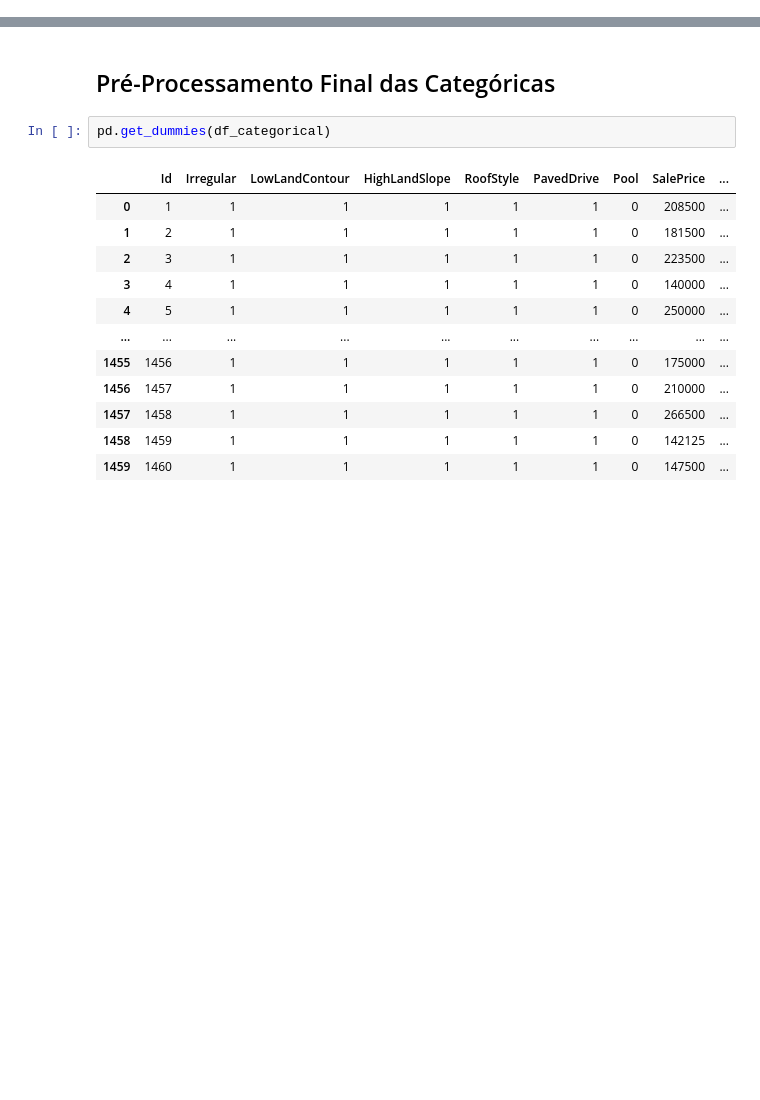
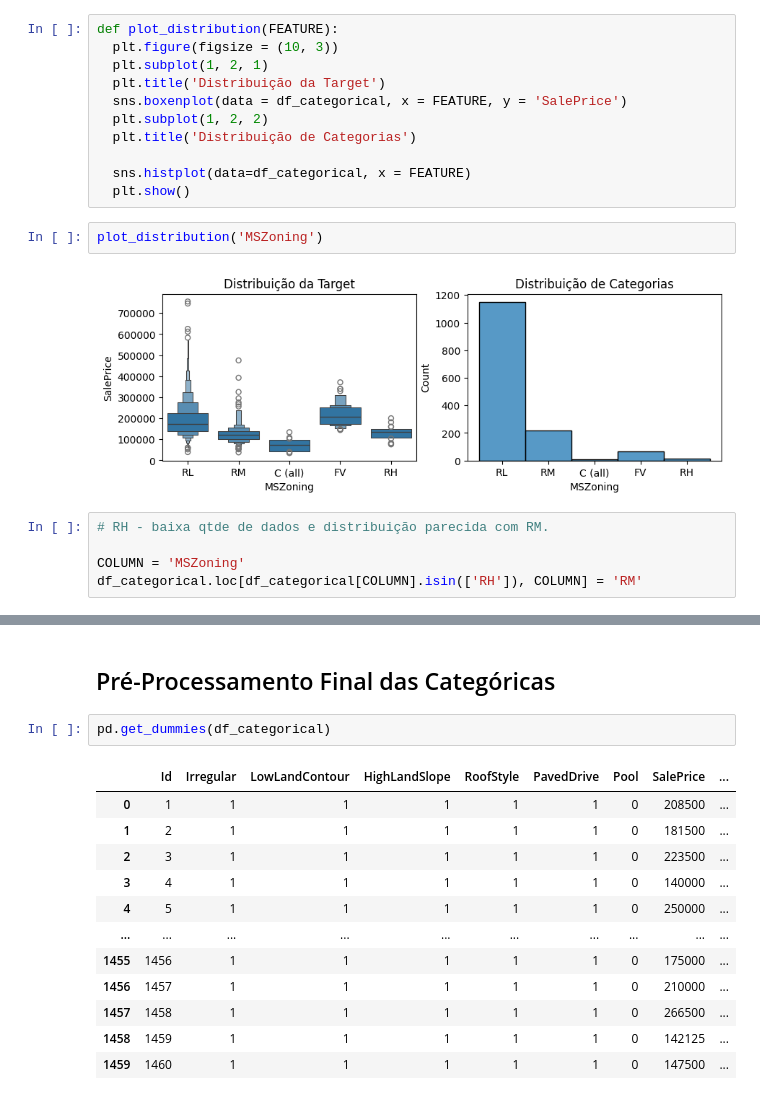
Before and after one commit to maris-silva/competicao_DS, a Jupyter notebook: advanced_sales_prices.ipynb, the cells around one changed output, grey strips where cells are left out. Drawn from its saved outputs; the diff is of its cells as text; blank space fills up the shorter version.

```diff
--- a/advanced_sales_prices.ipynb
+++ b/advanced_sales_prices.ipynb
@@ -0,0 +138,20 @@
+# %%
+def plot_distribution(FEATURE):
+  plt.figure(figsize = (10, 3))
+  plt.subplot(1, 2, 1)
+  plt.title('Distribuição da Target')
+  sns.boxenplot(data = df_categorical, x = FEATURE, y = 'SalePrice')
+  plt.subplot(1, 2, 2)
+  plt.title('Distribuição de Categorias')
+
+  sns.histplot(data=df_categorical, x = FEATURE)
+  plt.show()
+# %%
+plot_distribution('MSZoning')
+# %% [output]
+[figure, added]
+# %%
+# RH - baixa qtde de dados e distribuição parecida com RM.
+
+COLUMN = 'MSZoning'
+df_categorical.loc[df_categorical[COLUMN].isin(['RH']), COLUMN] = 'RM'
```
Also changed, not shown: parts of 116 cells of this notebook.
